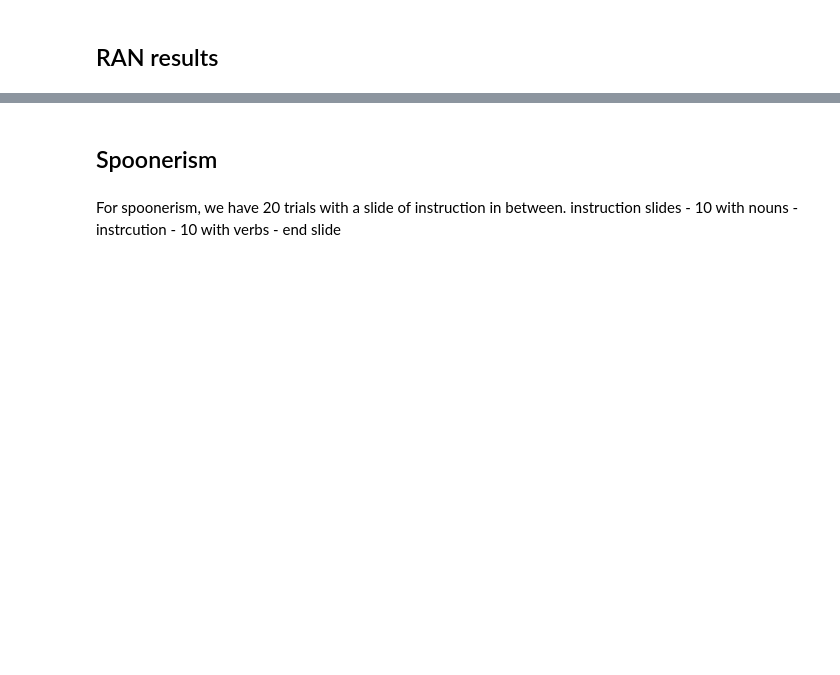
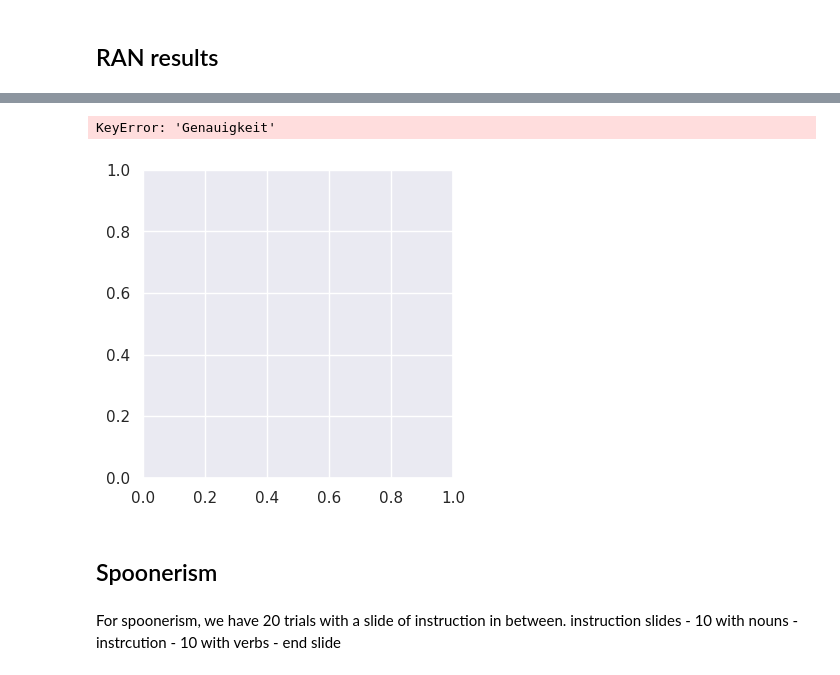
Before and after one commit to cristinarainich/DDCS, a Jupyter notebook: Results_presentation.ipynb, the cells around one changed output, grey strips where cells are left out. Drawn from its saved outputs; the diff is of its cells as text; code cells hidden in the pictures; blank space fills up the shorter version.

```diff
--- a/Results_presentation.ipynb
+++ b/Results_presentation.ipynb
@@ -60,33 +111,0 @@ df[['Subject', 'Session', 'AccL', 'AccN', 'RT L', 'RT N']]
-# %%
-bar_width = 0.35
-positions = list(range(len(df['Subject'].unique()) * 2)) # Twice the number of subjects for two sessions
-
-def create_plots(plot, title):
-  # Create subplots
-  fig, ax = plt.subplots(figsize=(4, 4))
-
-  pastel_blue = '#AEC6CF'
-  pastel_orange = '#FFB347'
-
-  subjects = df['Subject'].unique()
-  for i, subject in enumerate(subjects):
-      session1_value = df[(df['Subject'] == subject) & (df['Session'] == 1)][plot].values[0]
-      session2_value = df[(df['Subject'] == subject) & (df['Session'] == 2)][plot].values[0]
-
-    # Plotting session values with different colors for different sessions
-      ax.bar(i * 2 - bar_width/2, session1_value, bar_width, alpha=0.7, label=f'Session 1' if i == 0 else "", color=pastel_blue)
-      ax.bar(i * 2 + bar_width/2, session2_value, bar_width, alpha=0.7, label=f'Session 2' if i == 0 else "", color=pastel_orange)
-
-# Setting the y-axis label and the title
-  ax.set_ylabel(plot)
-  ax.set_title(title)
-
-# Setting the position of the x ticks
-  ax.set_xticks([i * 2 for i in range(len(subjects))])
-  ax.set_xticklabels(subjects)
-
-# Adding the legend and showing the plot
-  plt.legend(loc='upper left', bbox_to_anchor=(1, 1))
-  plt.grid(axis='y', linestyle='--', alpha=0.7)
-  plt.tight_layout()
-  plt.show()
@@ -103,3 +112,9 @@ create_plots('RT N', 'RT in RAN numbers in DD and TD groups(in sec)')
+# %%
+create_plots(df, 'Genauigkeit', 'Genauigkeit bei RAN-Buchstaben und -Zahlen (in %)')
+create_plots(df, 'Reaktionszeit', 'Reaktionszeit bei RAN-Buchstaben und -Zahlen (in sec)')
+# %% [output]
+KeyError: 'Genauigkeit'
+[figure, added]
 # %% [markdown]
 ## Spoonerism
 # %% [markdown]
```
Also changed, not shown: parts of 26 cells of this notebook.
